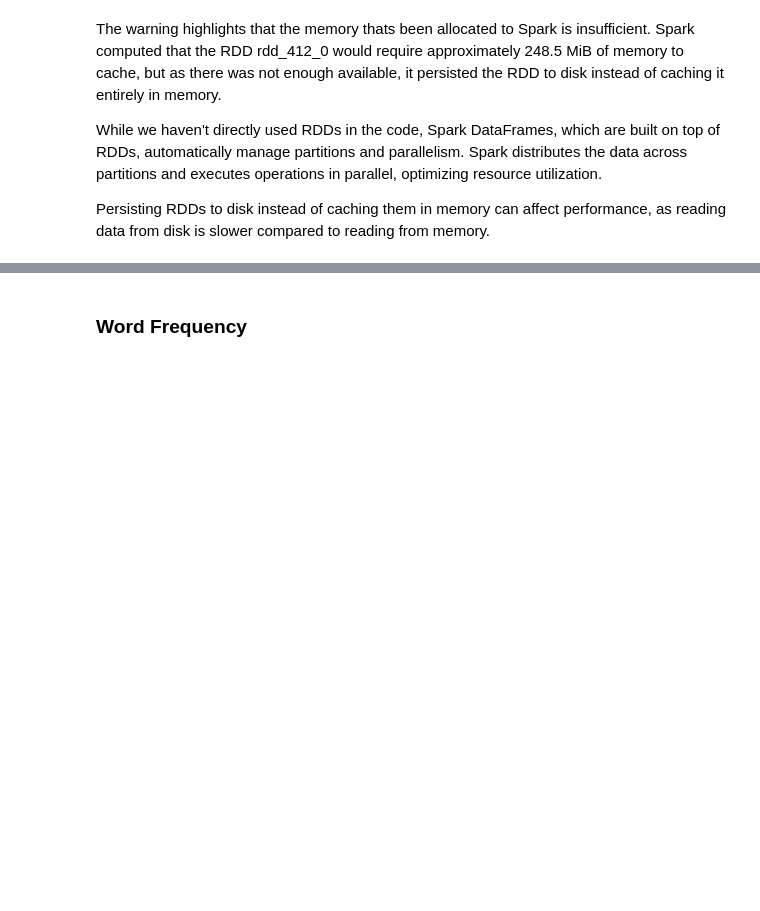
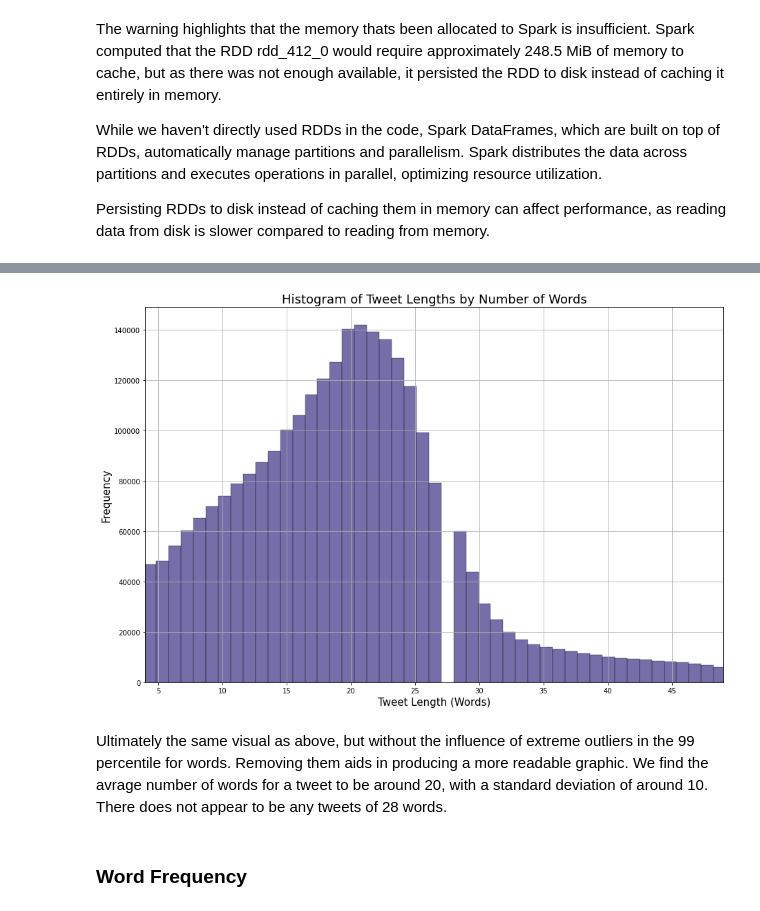
Before and after one commit to KaviCCT/Storage-Solutions-for-Big-Data-CA1, a Jupyter notebook: SSBD Kavi Patak CA1.ipynb, the cells around one changed output, grey strips where cells are left out. Drawn from its saved outputs; the diff is of its cells as text; code cells hidden in the pictures; blank space fills up the shorter version.

Commit message:
EDA and Word Count
Demonstrating available features, API's and libraries available for Spark for analysis

```diff
--- a/SSBD Kavi Patak CA1.ipynb
+++ b/SSBD Kavi Patak CA1.ipynb
@@ -1105,0 +1286,22 @@ root
+# %%
+from pyspark.sql.types import StructType, StructField, IntegerType, StringType, TimestampType, LongType
+
+# Defining the HDFS path
+path = "/user1/twitter_customer_support_indexed"
+
+newSchema2 = StructType([\
+                       StructField("tweet_id", IntegerType(), True),
+                       StructField("author_id", StringType(), True),
+                       StructField("inbound", StringType(), True),
+                       StructField("created_at", TimestampType(), True),
+                       StructField("text", StringType(), True),
+                       StructField("response_tweet_id", IntegerType(), True),
+                       StructField("in_response_to_tweet_id", IntegerType(), True),
+                       StructField("index", LongType(), True)
+                       ])
+
+df_indexed = spark.read.format("csv")\
+    .schema (newSchema2)\
+    .option("inferSchema", "True")\
+    .option("path", path)\
+    .load()
@@ -1105,0 +1373,4 @@ root
+# %%
+# Sorting the DataFrame by the row_id column
+ordered_df = df_indexed.orderBy("index")
+ordered_df.show(truncate=14)
@@ -1105,0 +1396,5 @@ root
+# %%
+# Removing the temporary ID column
+df = ordered_df.drop("index")
+# Viewing reordered DataFrame
+df.show()
@@ -1127,5 +1457,5 @@ On reading in the data we will now cache the Spark Dataframe to memory for faste
 # %%
-df_cached = twitter_cs_preprocessing_df.cache()
+df_cached = df.cache()
 # %% [markdown]
 We will drop any null values within the 'text' column before tekenising the feature. The tokeniser function is provided by Sparks Machine Learning library. Another benefit provided over Hadoop Map-reduce.
 # %%
@@ -1233,2 +1642,18 @@ plt.show()
+# %%
+# Removing extreme outliers for words, in truth on the upper bound need be applied.
+lower_bound, upper_bound = np.percentile(num_words_pd['num_words'], [5,99])
+
+plt.figure(figsize=(15, 10))
+sns.histplot(data=num_words_pd, x="num_words", bins=250, color='DarkSlateBlue', edgecolor='black')
+plt.xlabel('Tweet Length (Words)', fontsize=15)
+plt.ylabel('Frequency', fontsize=15)
+plt.title('Histogram of Tweet Lengths by Number of Words', fontsize=18)
+plt.grid(True)
+plt.xlim(lower_bound, upper_bound)
+plt.show()
+# %% [output]
+[figure, added]
+# %% [markdown]
+Ultimately the same visual as above, but without the influence of extreme outliers in the 99 percentile for words. Removing them aids in producing a more readable graphic. We find the avrage number of words for a tweet to be around 20, with a standard deviation of around 10. There does not appear to be any tweets of 28 words.
 # %% [markdown]
 ### Word Frequency
```
Also changed, not shown: parts of 119 cells of this notebook.
